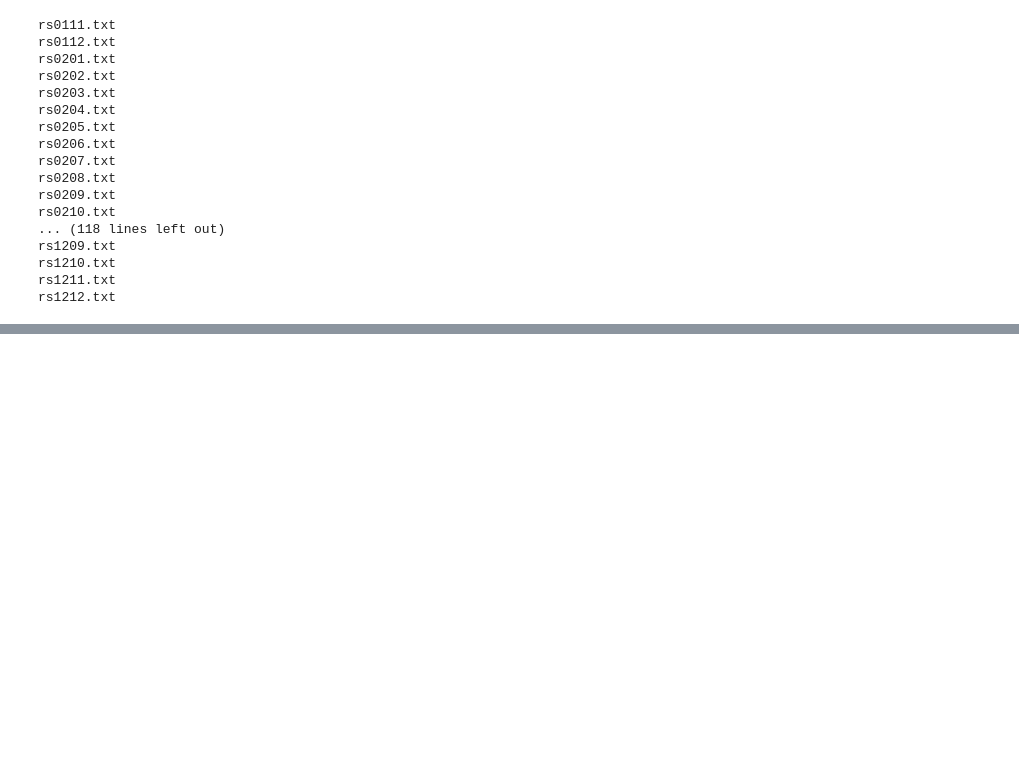
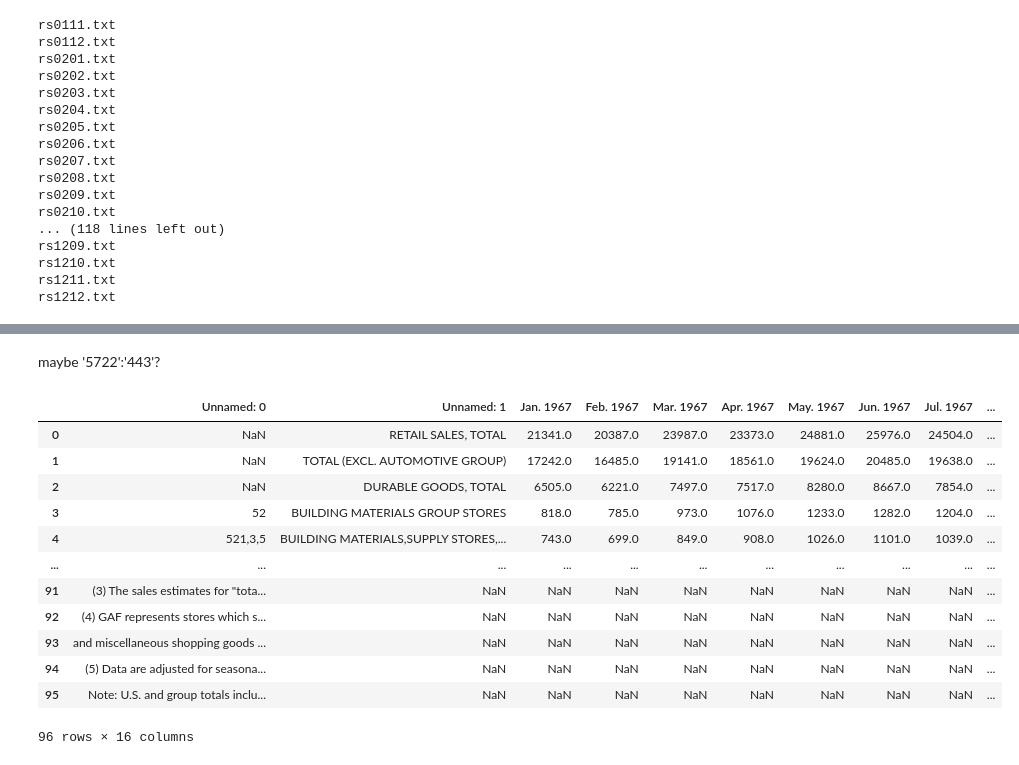
Before and after one commit to numberydan/census_data_helpers, a Jupyter notebook: retail_sales/retail_sales_services.ipynb, the cells around one changed output, grey strips where cells are left out. Drawn from its saved outputs; the diff is of its cells as text; code cells hidden in the pictures; blank space fills up the shorter version.

```diff
--- a/retail_sales/retail_sales_services.ipynb
+++ b/retail_sales/retail_sales_services.ipynb
@@ -459,0 +579,2 @@ final_all_release.to_csv('../cleaned/retail_sales_services/marts/naics_history.c
+# %% [markdown]
+maybe '5722':'443'?
@@ -459,0 +595,17 @@ final_all_release.to_csv('../cleaned/retail_sales_services/marts/naics_history.c
+# %%
+pd.read_csv('../raw/retail_sales_services/marts/releases/raw_sic/sal1967.dat',
+        skiprows=5,delimiter='\\')
+# %% [output]
+|  | Unnamed: 0 | Unnamed: 1 | Jan. 1967 | Feb. 1967 | Mar. 1967 | Apr. 1967 | May. 1967 | Jun. 1967 | Jul. 1967 | ... |
+| 0 | NaN | RETAIL SALES, TOTAL | 21341.0 | 20387.0 | 23987.0 | 23373.0 | 24881.0 | 25976.0 | 24504.0 | ... |
+| 1 | NaN | TOTAL (EXCL. AUTOMOTIVE GROUP) | 17242.0 | 16485.0 | 19141.0 | 18561.0 | 19624.0 | 20485.0 | 19638.0 | ... |
+| 2 | NaN | DURABLE GOODS, TOTAL | 6505.0 | 6221.0 | 7497.0 | 7517.0 | 8280.0 | 8667.0 | 7854.0 | ... |
+| 3 | 52 | BUILDING MATERIALS GROUP STORES | 818.0 | 785.0 | 973.0 | 1076.0 | 1233.0 | 1282.0 | 1204.0 | ... |
+| 4 | 521,3,5 | BUILDING MATERIALS,SUPPLY STORES,... | 743.0 | 699.0 | 849.0 | 908.0 | 1026.0 | 1101.0 | 1039.0 | ... |
+| ... | ... | ... | ... | ... | ... | ... | ... | ... | ... | ... |
+| 91 | (3) The sales estimates for "tota... | NaN | NaN | NaN | NaN | NaN | NaN | NaN | NaN | ... |
+| 92 | (4) GAF represents stores which s... | NaN | NaN | NaN | NaN | NaN | NaN | NaN | NaN | ... |
+| 93 | and miscellaneous shopping goods ... | NaN | NaN | NaN | NaN | NaN | NaN | NaN | NaN | ... |
+| 94 | (5) Data are adjusted for seasona... | NaN | NaN | NaN | NaN | NaN | NaN | NaN | NaN | ... |
+| 95 | Note: U.S. and group totals inclu... | NaN | NaN | NaN | NaN | NaN | NaN | NaN | NaN | ... |
+96 rows × 16 columns
```
Also changed, not shown: parts of 20 cells of this notebook, 1 other file.
